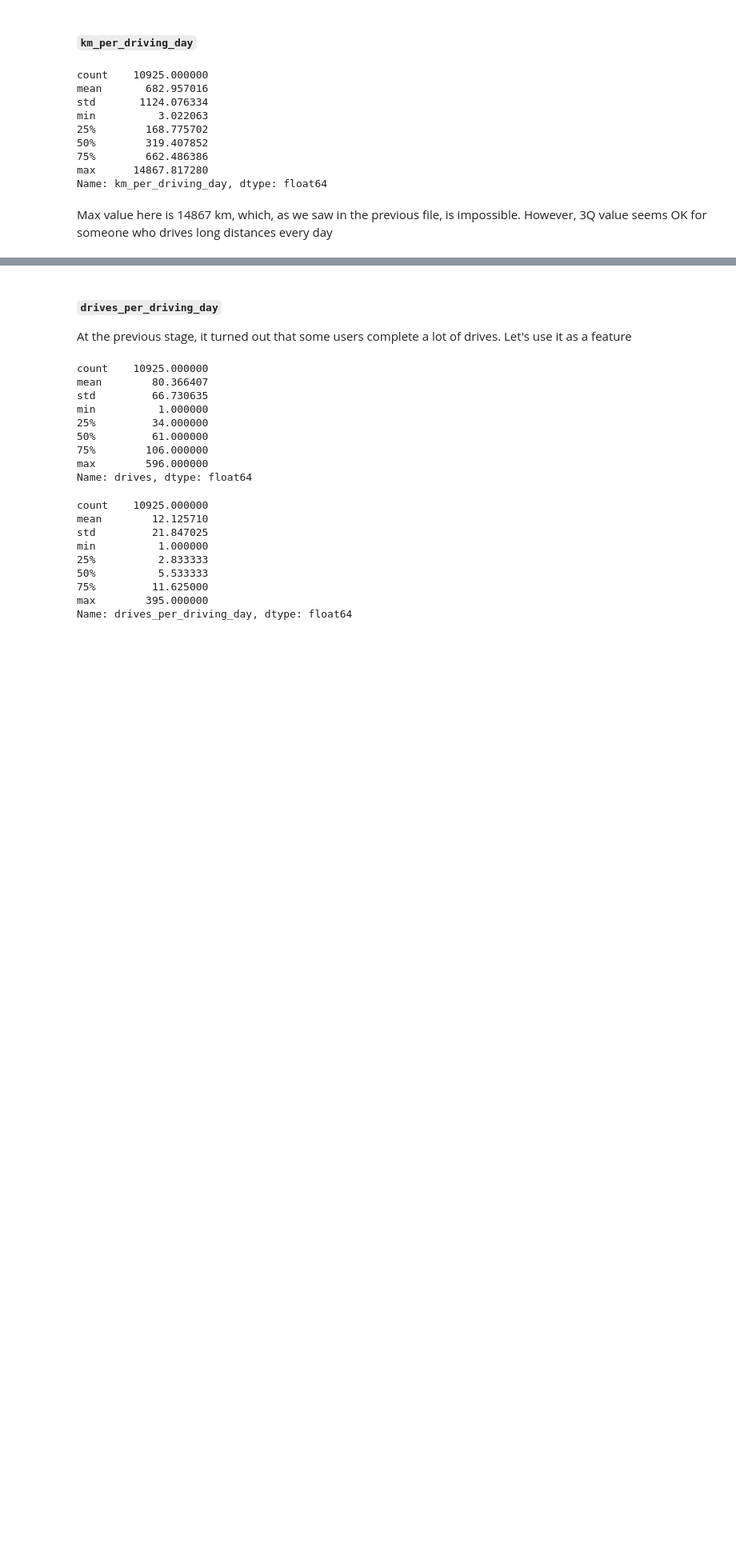
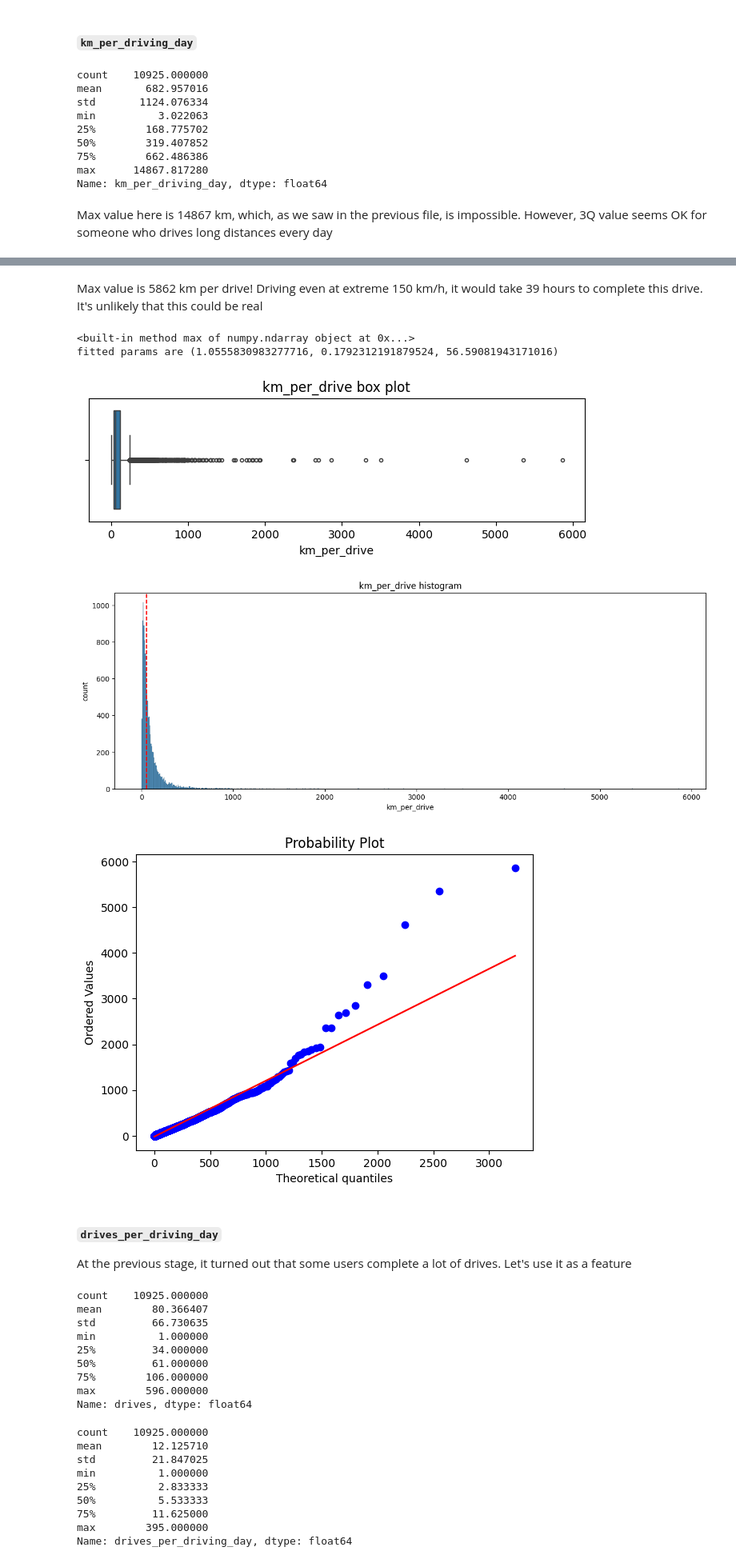
Before and after one commit to point-de-vyu/data-analytics-projects, a Jupyter notebook: Waze_predicting_user_churn/1a.Feature_engineering.ipynb, the cells around one changed output, grey strips where cells are left out. Shown at 80% size. Cells and saved outputs as stored; diff of their text form; code cells hidden in the pictures; blank space fills up the shorter version.

```diff
--- a/Waze_predicting_user_churn/1a.Feature_engineering.ipynb
+++ b/Waze_predicting_user_churn/1a.Feature_engineering.ipynb
@@ -72,3 +107,16 @@ histplotter(df, 'km_per_driving_day')
+# %% [markdown]
+Max value is 5862 km per drive! Driving even at extreme 150 km/h, it would take 39 hours to complete this drive. It's unlikely that this could be real
+# %%
+column = 'km_per_drive'
+boxplotter(df, column)
+histplotter(df, column)
+qqplotter(df, column, stats.lognorm)
+# %% [output]
+<built-in method max of numpy.ndarray object at 0x...>
+fitted params are (1.0555830983277716, 0.1792312191879524, 56.59081943171016)
+[figure, added]
+[figure, added]
+[figure, added]
 # %% [markdown]
 #### **`drives_per_driving_day`**
 
```
Also changed, not shown: parts of 38 cells of this notebook, 14 other files.
